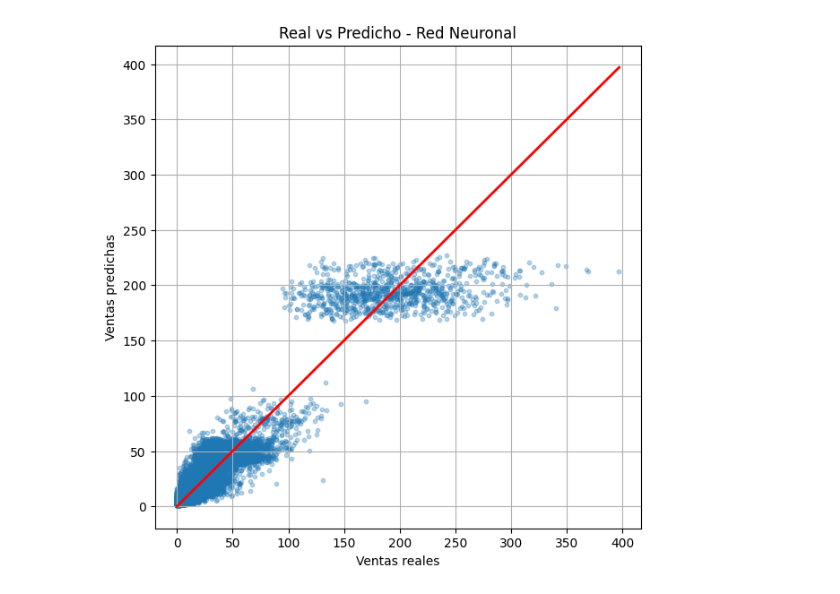
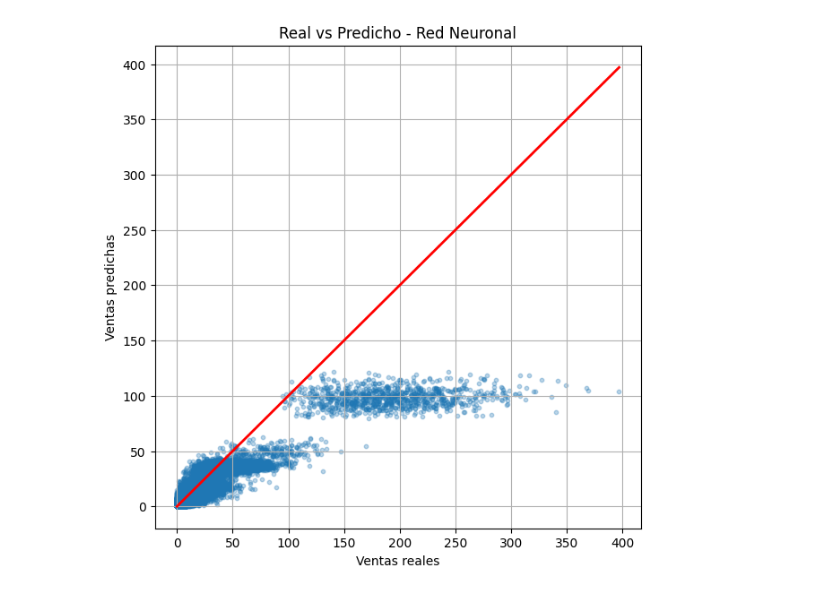
Before and after one commit to Fercho1407/proyectoTerminal, a Jupyter notebook: modelo/modelo.ipynb, the cells around one changed output. Cells and saved outputs as stored; diff of their text form; code cells hidden in the pictures.

```diff
--- a/modelo/modelo.ipynb
+++ b/modelo/modelo.ipynb
@@ -296,9 +311,19 @@ Epoch 11/200
 # %%
-# Predicciones
-y_pred_nn = model.predict(X_test_scaled).ravel()
+# Predicción (el modelo predice en escala log porque entrenaste con y_train_t)
+y_pred_log = model.predict(X_test, verbose=0).ravel()
 
-mae_nn = mean_absolute_error(y_test_nn, y_pred_nn)
-mape_nn = mean_absolute_percentage_error(y_test_nn, y_pred_nn)
+# Volver a escala real
+y_pred = np.expm1(y_pred_log)
+
+# Evitar predicciones negativas
+y_pred = np.clip(y_pred, 0, None)
+
+# Métricas contra ventas reales
+mae_nn = mean_absolute_error(y_test, y_pred)
+
+# MAPE seguro (evitar división entre 0)
+y_test_safe = np.clip(y_test, 1e-6, None)
+mape_nn = mean_absolute_percentage_error(y_test_safe, y_pred)
 
 print("Neural Network MAE:", mae_nn)
 print("Neural Network MAPE:", mape_nn)
@@ -321,13 +345,17 @@ plt.show()
 # %%
-plt.figure(figsize=(7,7))
-plt.scatter(y_test_nn, y_pred_nn, alpha=0.3, s=10)
-max_val = max(y_test_nn.max(), y_pred_nn.max())
+plt.figure(figsize=(7, 7))
+
+plt.scatter(y_test, y_pred, alpha=0.3, s=10)
+
+max_val = max(y_test.max(), y_pred.max())
 plt.plot([0, max_val], [0, max_val], color="red", linewidth=2)
+
 plt.xlabel("Ventas reales")
 plt.ylabel("Ventas predichas")
 plt.title("Real vs Predicho - Red Neuronal")
 plt.grid(True)
+
 plt.show()
 # %% [output]
-[figure, old version]
+[figure, new version]
 # %%
```
Also changed, not shown: parts of 16 cells of this notebook, 2 other files.
